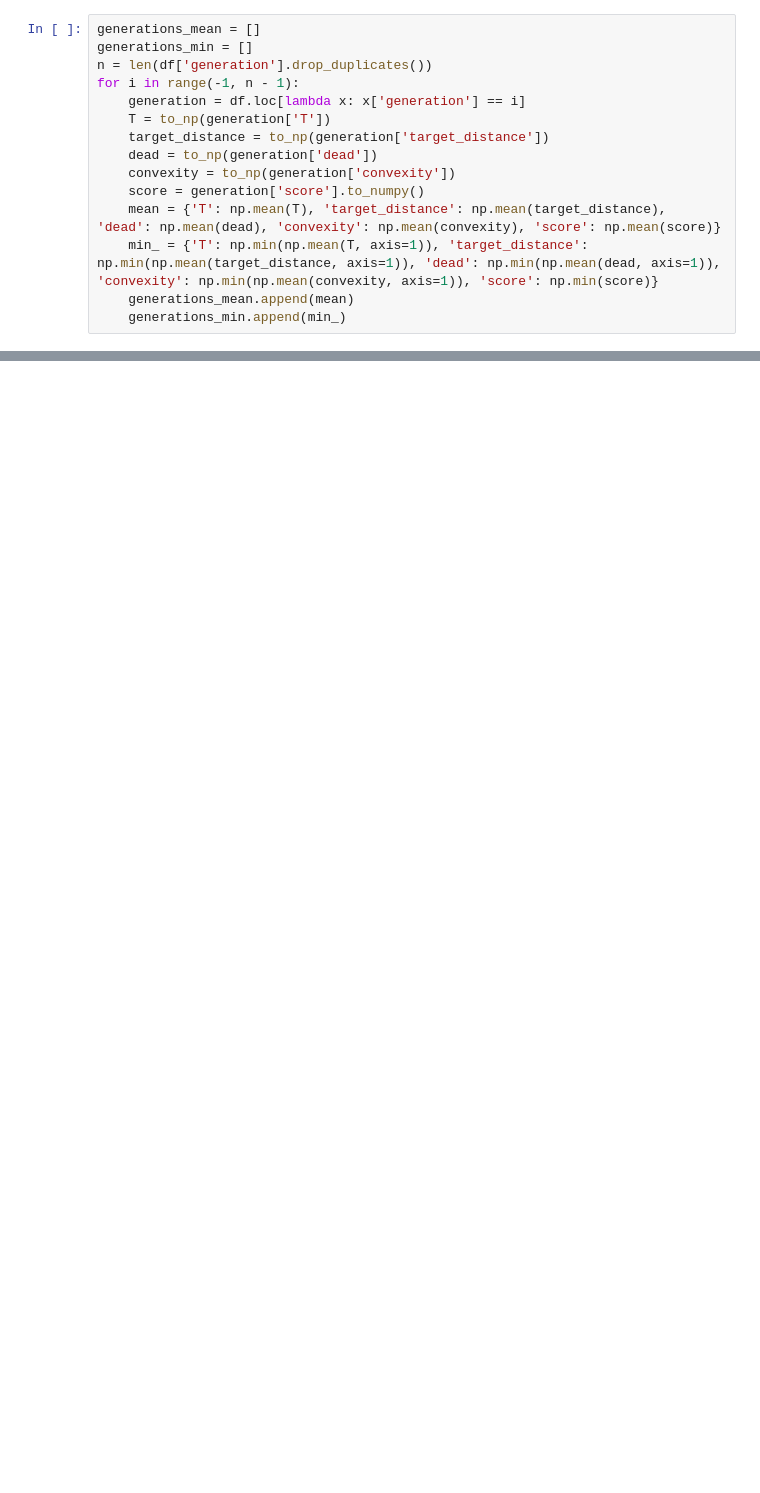
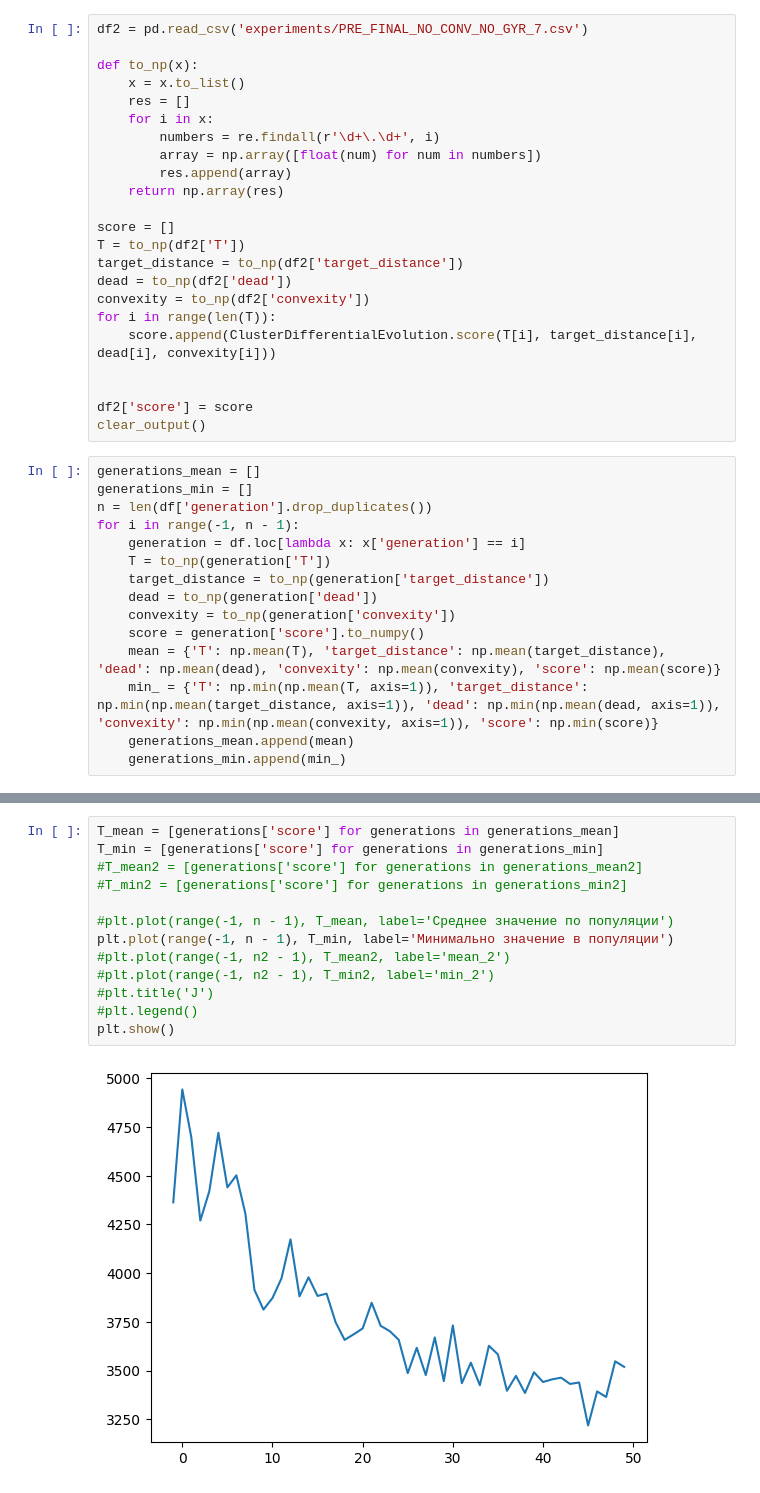
Before and after one commit to GENBBB/Auto-Robot-Control, a Jupyter notebook: analyze.ipynb, the cells around one changed output, grey strips where cells are left out. Drawn from its saved outputs; the diff is of its cells as text; blank space fills up the shorter version.

```diff
--- a/analyze.ipynb
+++ b/analyze.ipynb
@@ -49,3 +31,26 @@ Name: score, dtype: float64
+# %%
+df2 = pd.read_csv('experiments/PRE_FINAL_NO_CONV_NO_GYR_7.csv')
+
+def to_np(x):
+    x = x.to_list()
+    res = []
+    for i in x:
+        numbers = re.findall(r'\d+\.\d+', i)
+        array = np.array([float(num) for num in numbers])
+        res.append(array)
+    return np.array(res)
+
+score = []
+T = to_np(df2['T'])
+target_distance = to_np(df2['target_distance'])
+dead = to_np(df2['dead'])
+convexity = to_np(df2['convexity'])
+for i in range(len(T)):
+    score.append(ClusterDifferentialEvolution.score(T[i], target_distance[i], dead[i], convexity[i]))
+
+
+df2['score'] = score
+clear_output()
 # %%
 generations_mean = []
 generations_min = []
@@ -73,0 +129,15 @@ plt.show()
+# %%
+T_mean = [generations['score'] for generations in generations_mean]
+T_min = [generations['score'] for generations in generations_min]
+#T_mean2 = [generations['score'] for generations in generations_mean2]
+#T_min2 = [generations['score'] for generations in generations_min2]
+
+#plt.plot(range(-1, n - 1), T_mean, label='Среднее значение по популяции')
+plt.plot(range(-1, n - 1), T_min, label='Минимально значение в популяции')
+#plt.plot(range(-1, n2 - 1), T_mean2, label='mean_2')
+#plt.plot(range(-1, n2 - 1), T_min2, label='min_2')
+#plt.title('J')
+#plt.legend()
+plt.show()
+# %% [output]
+[figure, added]
```
Also changed, not shown: parts of 6 cells of this notebook, 15 other files.
